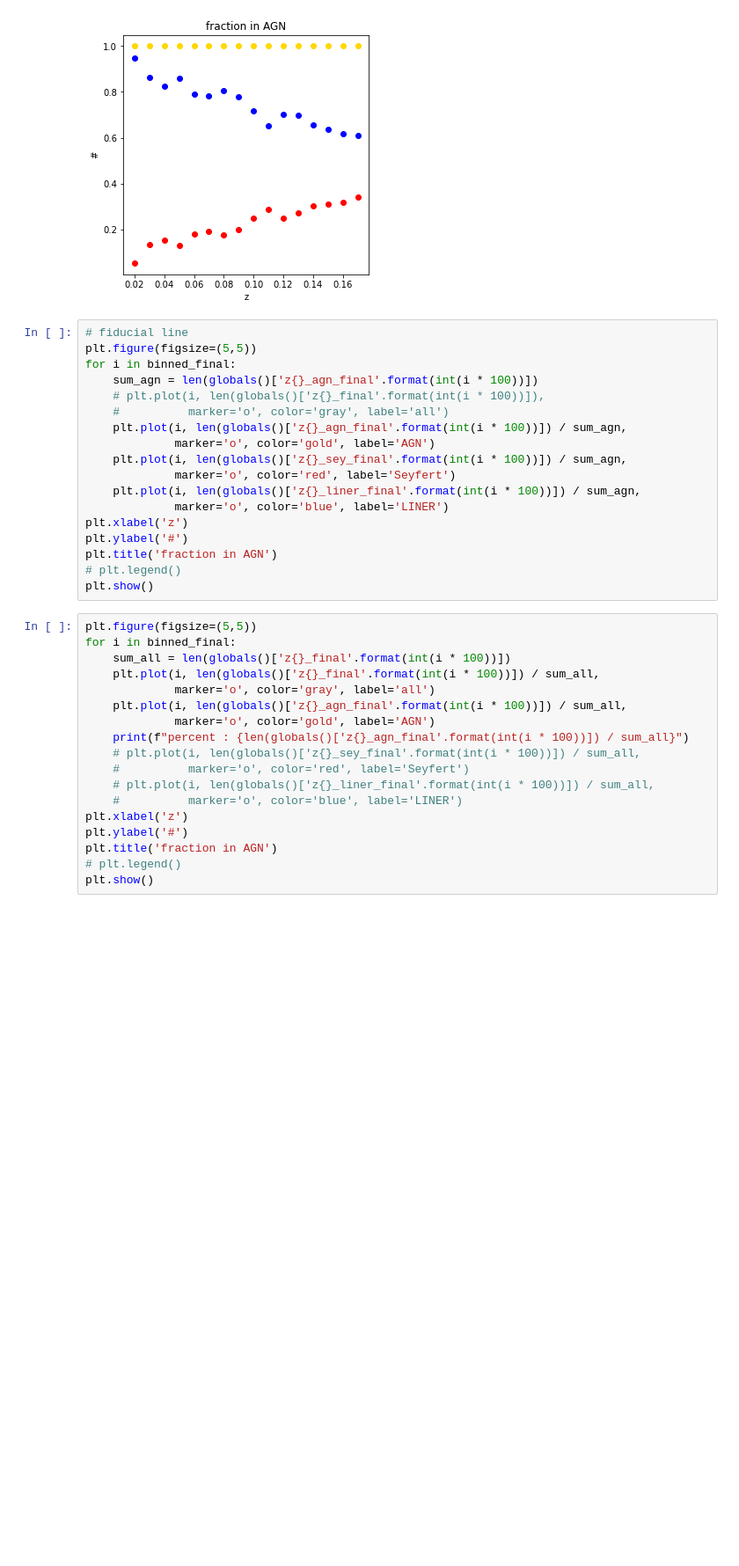
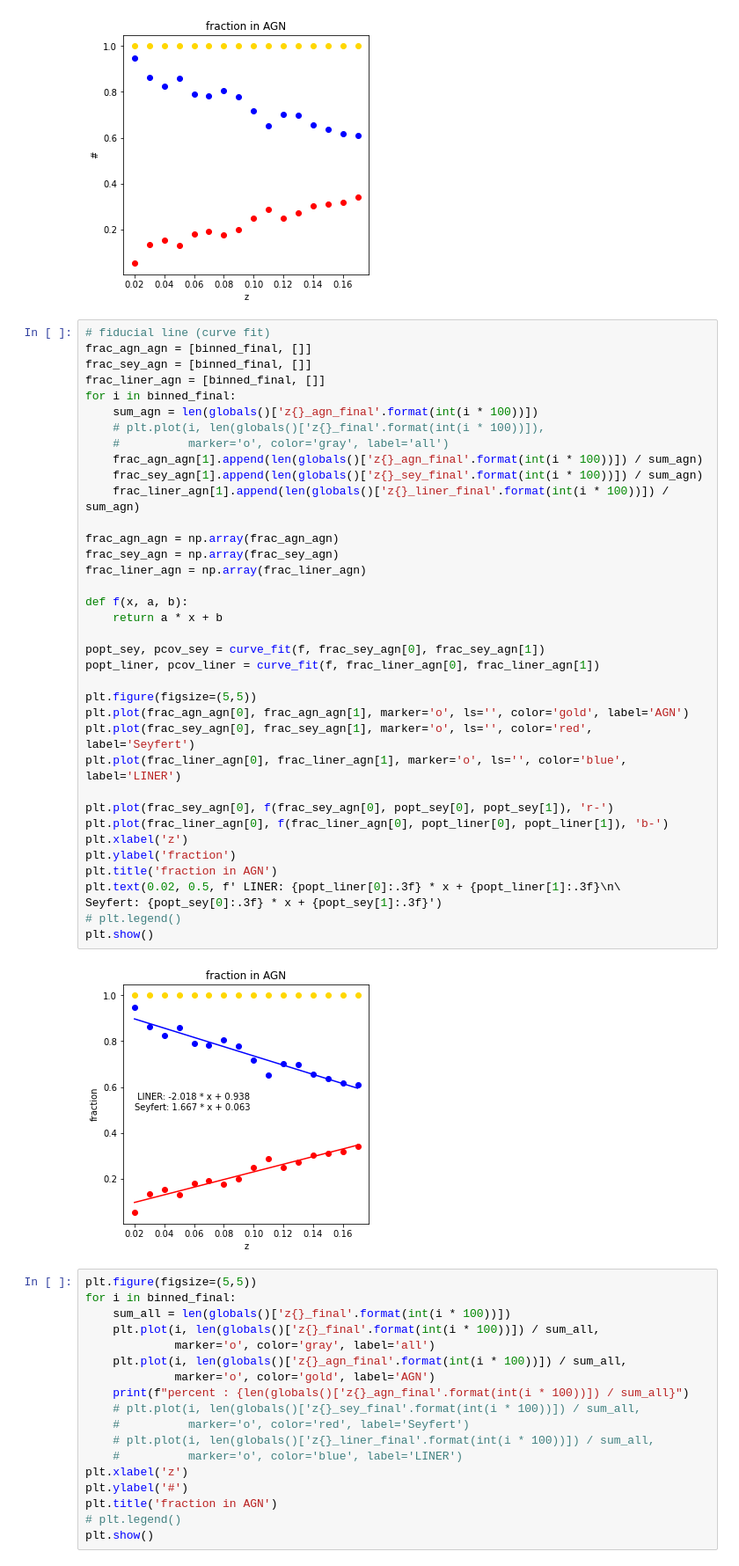
Before and after one commit to Dotoria/GU2_TP, a Jupyter notebook: TP_JSH/Test2_binning.ipynb, the cells around one changed output. Shown at 88% size. Drawn from its saved outputs; the diff is of its cells as text; blank space fills up the shorter version.

```diff
--- a/TP_JSH/Test2_binning.ipynb
+++ b/TP_JSH/Test2_binning.ipynb
@@ -447,23 +447,44 @@ plt.show()
 # %% [output]
 [figure]
 # %%
-# fiducial line
-plt.figure(figsize=(5,5))
+# fiducial line (curve fit)
+frac_agn_agn = [binned_final, []]
+frac_sey_agn = [binned_final, []]
+frac_liner_agn = [binned_final, []]
 for i in binned_final:
     sum_agn = len(globals()['z{}_agn_final'.format(int(i * 100))])
     # plt.plot(i, len(globals()['z{}_final'.format(int(i * 100))]),
     #          marker='o', color='gray', label='all')
-    plt.plot(i, len(globals()['z{}_agn_final'.format(int(i * 100))]) / sum_agn,
-             marker='o', color='gold', label='AGN')
-    plt.plot(i, len(globals()['z{}_sey_final'.format(int(i * 100))]) / sum_agn,
-             marker='o', color='red', label='Seyfert')
-    plt.plot(i, len(globals()['z{}_liner_final'.format(int(i * 100))]) / sum_agn,
-             marker='o', color='blue', label='LINER')
+    frac_agn_agn[1].append(len(globals()['z{}_agn_final'.format(int(i * 100))]) / sum_agn)
+    frac_sey_agn[1].append(len(globals()['z{}_sey_final'.format(int(i * 100))]) / sum_agn)
+    frac_liner_agn[1].append(len(globals()['z{}_liner_final'.format(int(i * 100))]) / sum_agn)
+
+frac_agn_agn = np.array(frac_agn_agn)
+frac_sey_agn = np.array(frac_sey_agn)
+frac_liner_agn = np.array(frac_liner_agn)
+
+def f(x, a, b):
+    return a * x + b
+
+popt_sey, pcov_sey = curve_fit(f, frac_sey_agn[0], frac_sey_agn[1])
+popt_liner, pcov_liner = curve_fit(f, frac_liner_agn[0], frac_liner_agn[1])
+
+plt.figure(figsize=(5,5))
+plt.plot(frac_agn_agn[0], frac_agn_agn[1], marker='o', ls='', color='gold', label='AGN')
+plt.plot(frac_sey_agn[0], frac_sey_agn[1], marker='o', ls='', color='red', label='Seyfert')
+plt.plot(frac_liner_agn[0], frac_liner_agn[1], marker='o', ls='', color='blue', label='LINER')
+
+plt.plot(frac_sey_agn[0], f(frac_sey_agn[0], popt_sey[0], popt_sey[1]), 'r-')
+plt.plot(frac_liner_agn[0], f(frac_liner_agn[0], popt_liner[0], popt_liner[1]), 'b-')
 plt.xlabel('z')
-plt.ylabel('#')
+plt.ylabel('fraction')
 plt.title('fraction in AGN')
+plt.text(0.02, 0.5, f' LINER: {popt_liner[0]:.3f} * x + {popt_liner[1]:.3f}\n\
+Seyfert: {popt_sey[0]:.3f} * x + {popt_sey[1]:.3f}')
 # plt.legend()
 plt.show()
+# %% [output]
+[figure, added]
 # %%
 plt.figure(figsize=(5,5))
 for i in binned_final:
```
